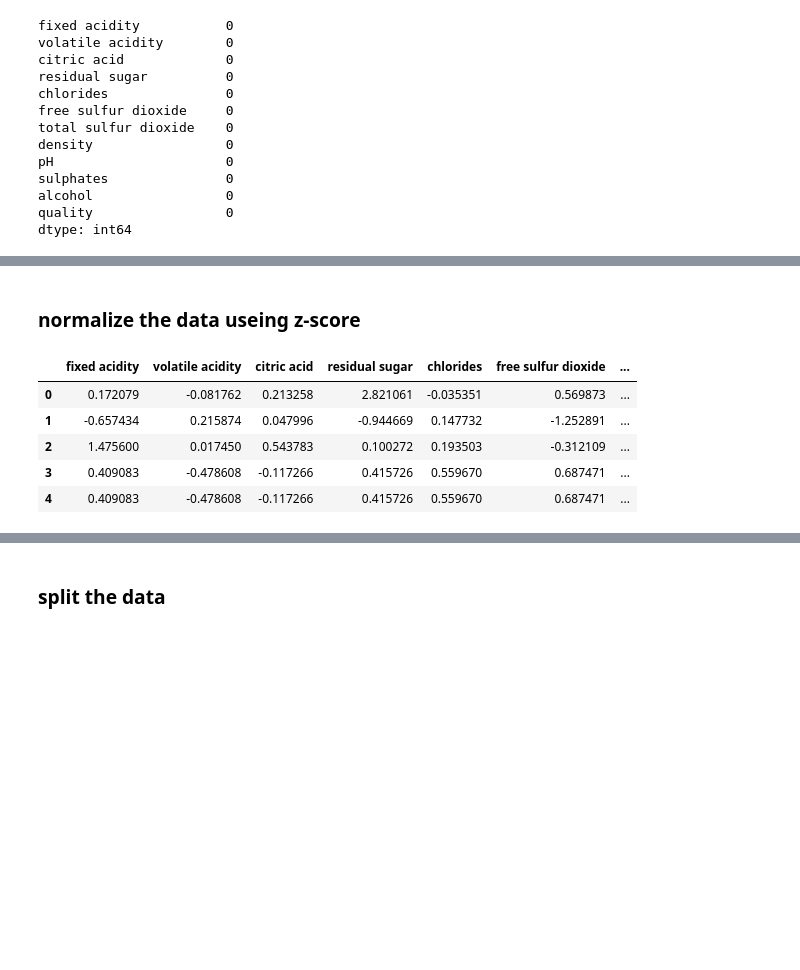
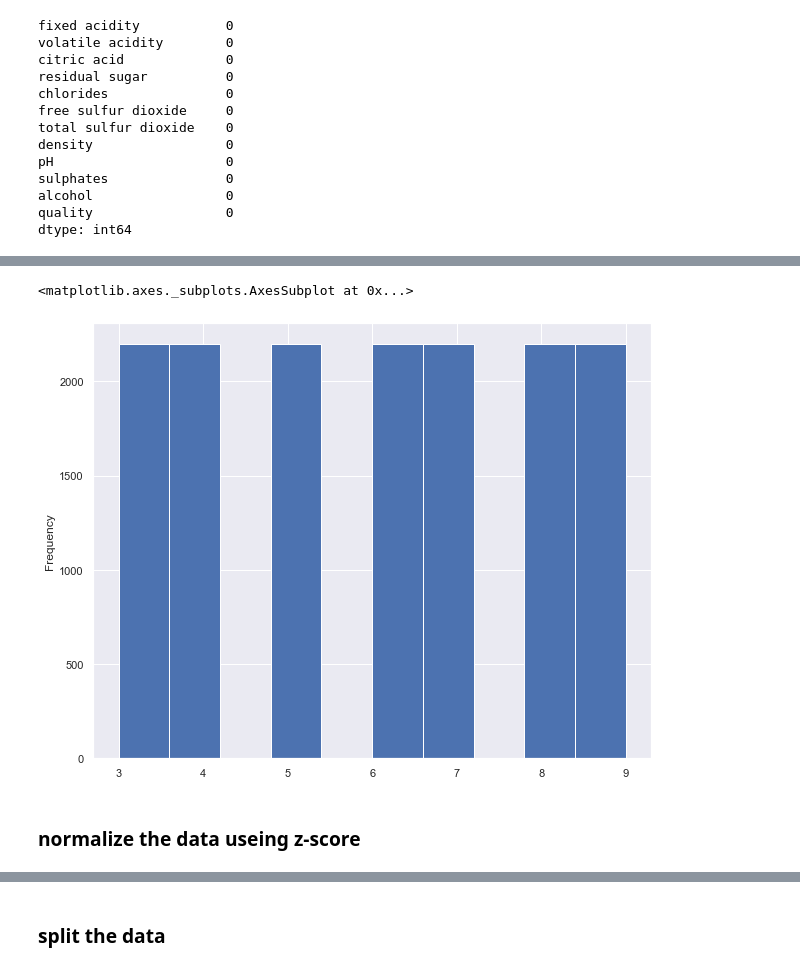
Before and after one commit to netanelGinish/AI_Introduction, a Jupyter notebook: Wine_Project .ipynb, the cells around one changed output, grey strips where cells are left out. Drawn from its saved outputs; the diff is of its cells as text; code cells hidden in the pictures; blank space fills up the shorter version.

```diff
--- a/Wine_Project .ipynb
+++ b/Wine_Project .ipynb
@@ -47,12 +59,7 @@ y = data["quality"]
+# %%
+oversampled_data['quality'].plot.hist()
+# %% [output]
+<matplotlib.axes._subplots.AxesSubplot at 0x...>
+[figure, added]
 # %% [markdown]
 ### normalize the data useing z-score
-# %%
-normalized_X = (X - X.mean())/X.std()
-normalized_X.head()
-# %% [output]
-|  | fixed acidity | volatile acidity | citric acid | residual sugar | chlorides | free sulfur dioxide | ... |
-| 0 | 0.172079 | -0.081762 | 0.213258 | 2.821061 | -0.035351 | 0.569873 | ... |
-| 1 | -0.657434 | 0.215874 | 0.047996 | -0.944669 | 0.147732 | -1.252891 | ... |
-| 2 | 1.475600 | 0.017450 | 0.543783 | 0.100272 | 0.193503 | -0.312109 | ... |
-| 3 | 0.409083 | -0.478608 | -0.117266 | 0.415726 | 0.559670 | 0.687471 | ... |
-| 4 | 0.409083 | -0.478608 | -0.117266 | 0.415726 | 0.559670 | 0.687471 | ... |
```
Also changed, not shown: parts of 49 cells of this notebook.
